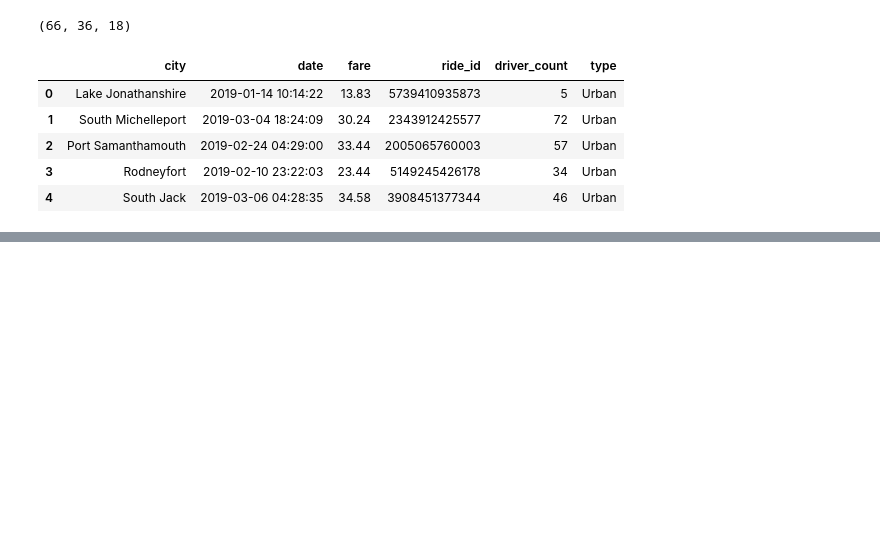
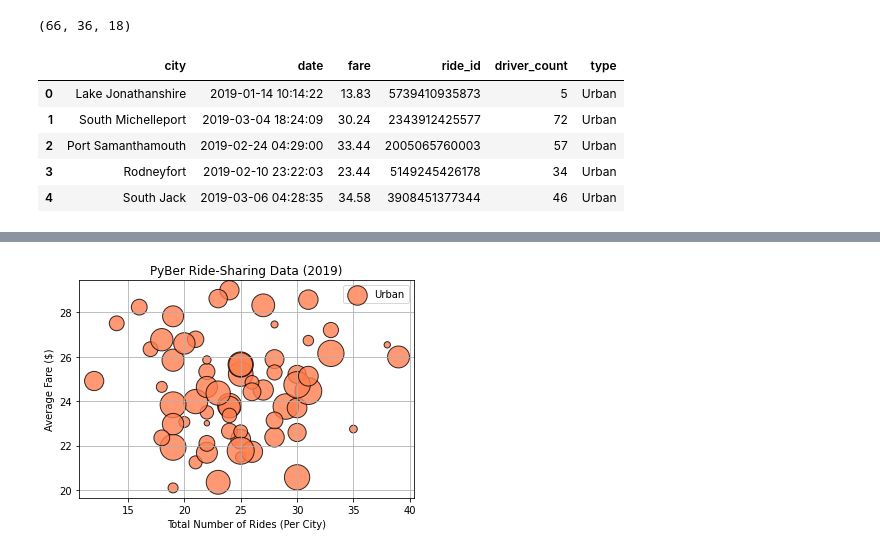
Before and after one commit to mannyinwang/PyBer_Analysis, a Jupyter notebook: PyBer.ipynb, the cells around one changed output, grey strips where cells are left out. Drawn from its saved outputs; the diff is of its cells as text; code cells hidden in the pictures; blank space fills up the shorter version.

```diff
--- a/PyBer.ipynb
+++ b/PyBer.ipynb
@@ -137,0 +140,4 @@ pyber_data_df.head()
+# %%
+# Creating the dataframes for the cities
+urban_city_df = pyber_data_df.loc[pyber_data_df['type'] == 'Urban']
+urban_city_df.head()
@@ -137,0 +157,9 @@ pyber_data_df.head()
+# %%
+# Create the urban ride count.
+urban_ride_count = urban_city_df.groupby(['city'])['ride_id'].count()
+
+# Create the suburban and rural ride count.
+suburban_ride_count = suburban_city_df.groupby(['city'])['ride_id'].count()
+rural_ride_count = rural_city_df.groupby(['city'])['ride_id'].count()
+
+urban_ride_count.head()
@@ -137,0 +176,9 @@ pyber_data_df.head()
+# %%
+# Get average fare for each city in the urban cities.
+urban_avg_fare = urban_city_df.groupby(['city'])['fare'].mean()
+
+# Get average fare for each city in the suburban and rural cities.
+suburban_avg_fare = suburban_city_df.groupby(['city'])['fare'].mean()
+rural_avg_fare = rural_city_df.groupby(['city'])['fare'].mean()
+
+urban_avg_fare.head()
@@ -137,0 +195,9 @@ pyber_data_df.head()
+# %%
+# Get the average number of drivers for each urban city, suburban city and rural city
+urban_driver_count = urban_city_df.groupby(['city'])['driver_count'].mean()
+
+# Get the average number of drivers for each suburban city and rural city
+suburban_driver_count = suburban_city_df.groupby(['city'])['driver_count'].mean()
+rural_driver_count = rural_city_df.groupby(['city'])['driver_count'].mean()
+
+urban_driver_count.head()
@@ -137,0 +217,11 @@ pyber_data_df.head()
+# %%
+# Urban Bubble Plot
+plt.scatter(urban_ride_count, urban_avg_fare, s=urban_driver_count*10, label='Urban', c='coral',edgecolors='black',alpha=0.8, linewidths=1)
+plt.title("PyBer Ride-Sharing Data (2019)")
+plt.xlabel('Total Number of Rides (Per City)')
+plt.ylabel('Average Fare ($)')
+plt.legend()
+plt.grid(True)
+plt.show()
+# %% [output]
+[figure, added]
```
Also changed, not shown: parts of 14 cells of this notebook, 3 other files.
